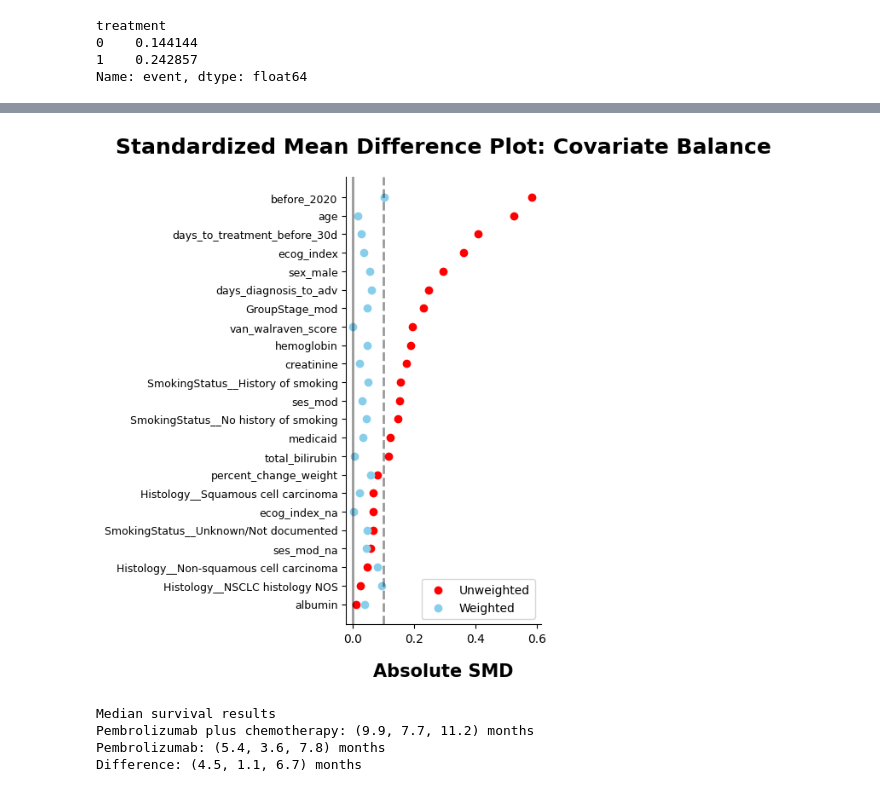
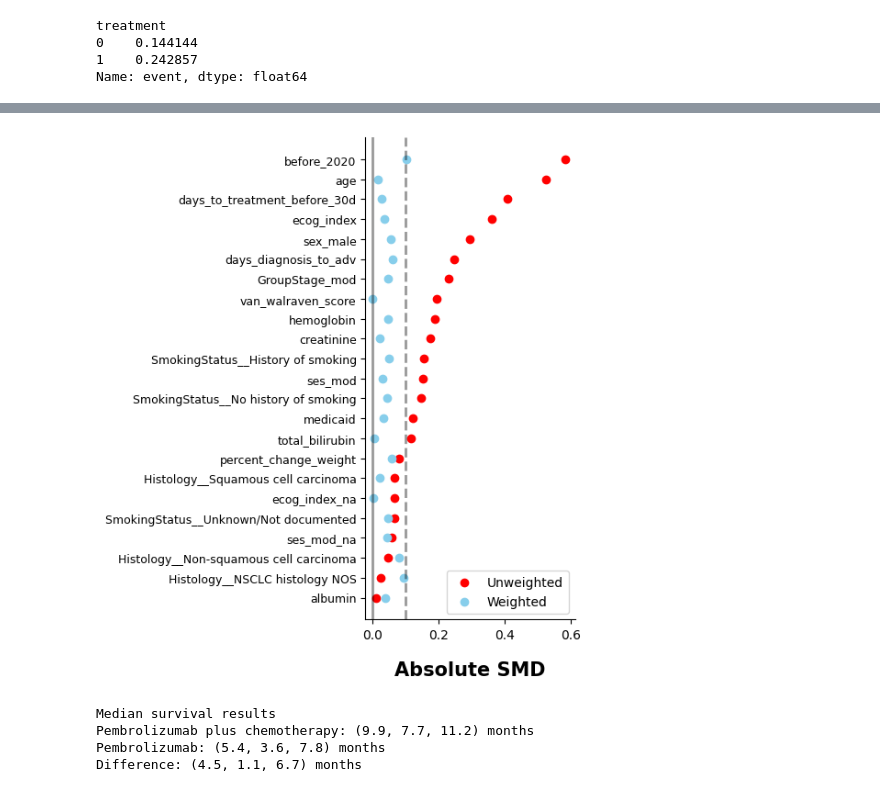
Before and after one commit to xavier-orcutt/io-heterogeneity, a Jupyter notebook: aNSCLC/notebooks/os_below_crossover.ipynb, the cells around one changed output, grey strips where cells are left out. Saved outputs shown, nothing was run; the diff lists cells and outputs as text; code cells hidden in the pictures.

```diff
--- a/aNSCLC/notebooks/os_below_crossover.ipynb
+++ b/aNSCLC/notebooks/os_below_crossover.ipynb
@@ -133,23 +135,26 @@ ps_fig
 # %%
 _, smd_fig = estimator.standardized_mean_differences(return_fig = True)
 
 ax = smd_fig.axes[0]
 
 # Resize figure
 smd_fig.set_size_inches(4, 6)
 
 # Axis/title font sizes
 ax.set_xlabel('Absolute SMD', fontsize=15)
+ax.set_title('')
 
 # Reference line styles
 for line in ax.lines:
     line.set_alpha(0.4)
 
 ax.tick_params(axis='y', labelsize=9)
 ax.legend(prop={'size': 10})
+
+smd_fig.savefig('../outputs/smd_plot_high_risk.pdf', dpi=300, bbox_inches='tight')
 smd_fig
 # %% [output]
-[figure, old version]
+[figure, new version]
 # %%
 km_confidence_intervals_df = estimator.km_confidence_intervals(df = iptw_df,
                                                                duration_col = 'duration',
```
Also changed, not shown: parts of 2 cells of this notebook, 3 other files.
